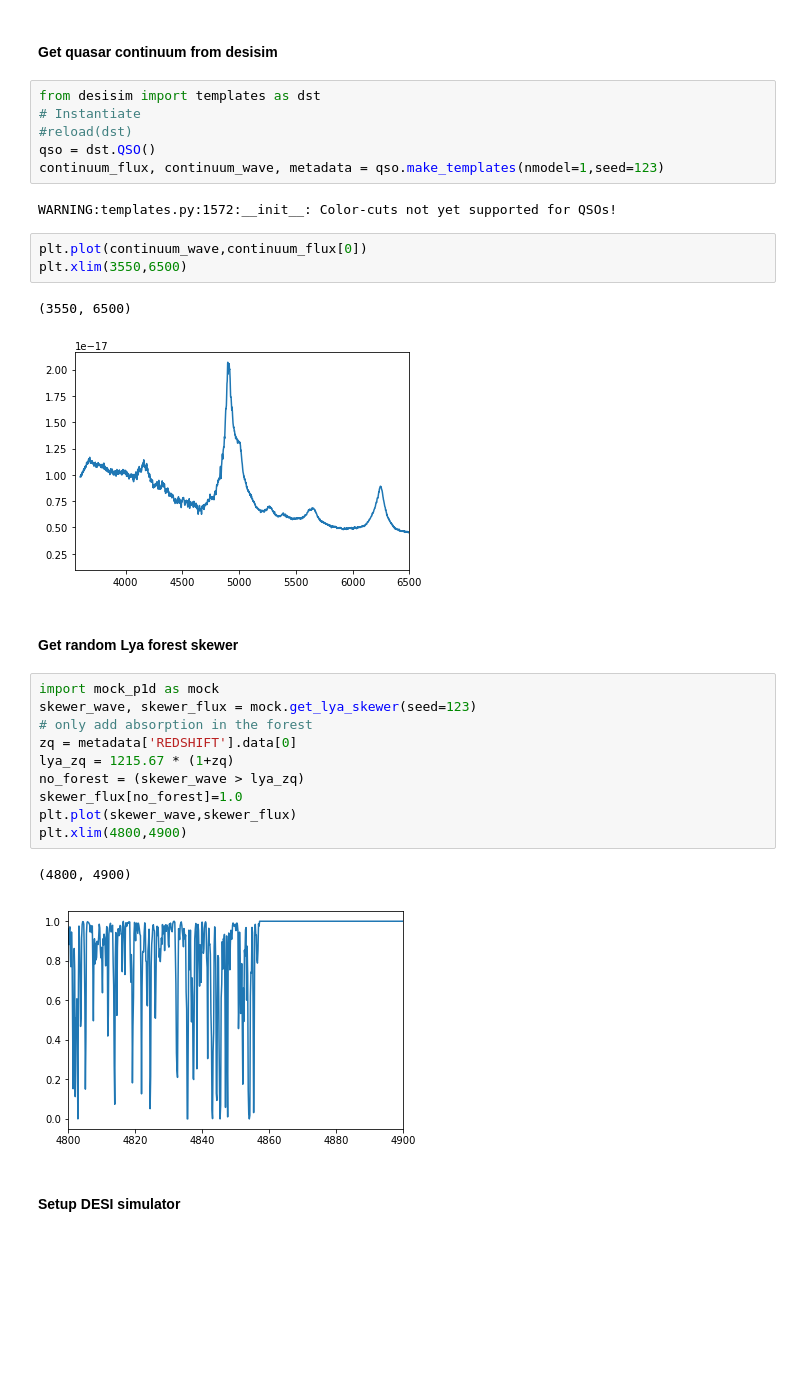
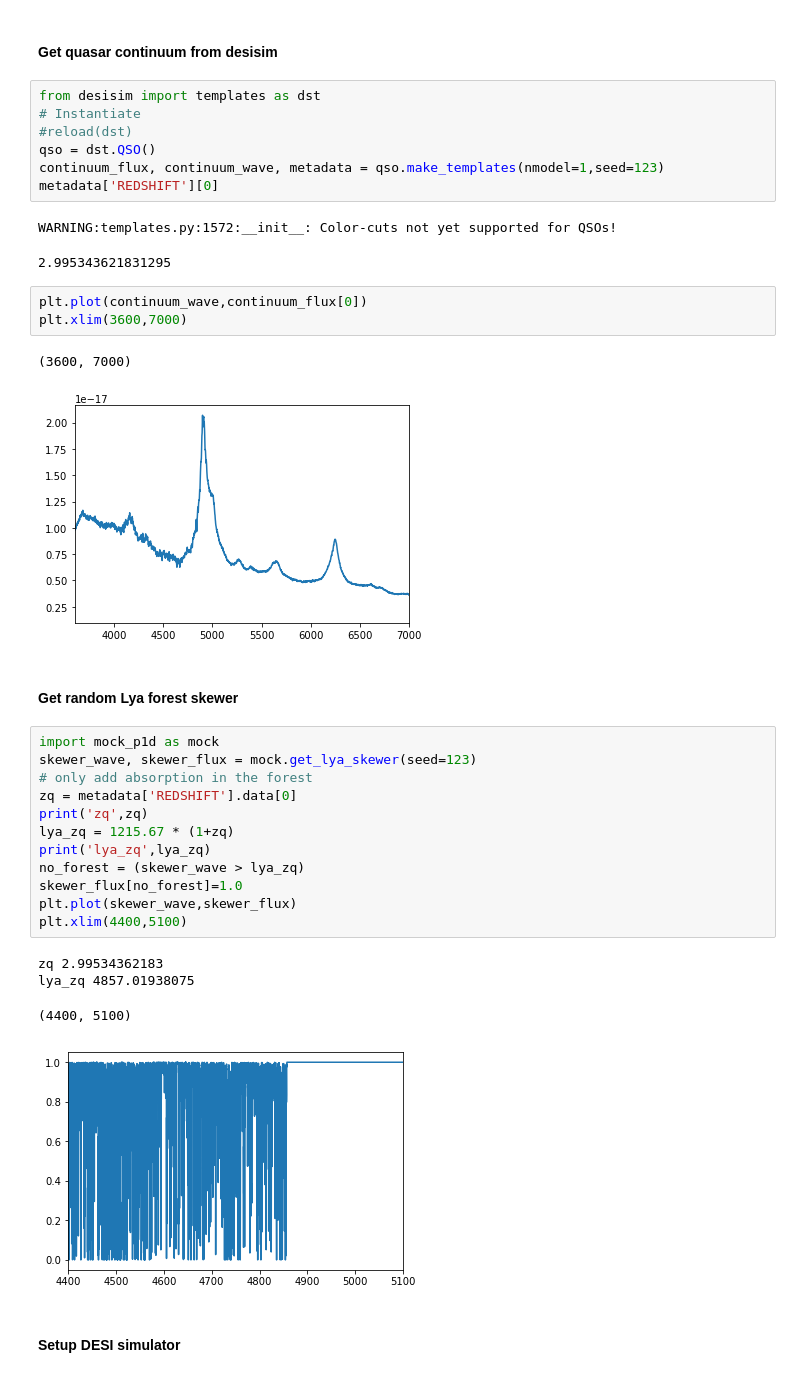
Before and after one commit to igmhub/LyaMockP1D, a Jupyter notebook: test_desi_mock.ipynb, the cells around one changed output. Cells and saved outputs as stored; diff of their text form; blank space fills up the shorter version.

Commit message:
more DESI plots for the telecon

```diff
--- a/test_desi_mock.ipynb
+++ b/test_desi_mock.ipynb
@@ -12,29 +12,35 @@ from desisim import templates as dst
 #reload(dst)
 qso = dst.QSO()
 continuum_flux, continuum_wave, metadata = qso.make_templates(nmodel=1,seed=123)
+metadata['REDSHIFT'][0]
 # %% [output]
 WARNING:templates.py:1572:__init__: Color-cuts not yet supported for QSOs!
+2.995343621831295
 # %%
 plt.plot(continuum_wave,continuum_flux[0])
-plt.xlim(3550,6500)
+plt.xlim(3600,7000)
 # %% [output]
-(3550, 6500)
+(3600, 7000)
-[figure, old version]
+[figure, new version]
 # %% [markdown]
 #### Get random Lya forest skewer
 # %%
 import mock_p1d as mock
 skewer_wave, skewer_flux = mock.get_lya_skewer(seed=123)
 # only add absorption in the forest
 zq = metadata['REDSHIFT'].data[0]
+print('zq',zq)
 lya_zq = 1215.67 * (1+zq)
+print('lya_zq',lya_zq)
 no_forest = (skewer_wave > lya_zq)
 skewer_flux[no_forest]=1.0
 plt.plot(skewer_wave,skewer_flux)
-plt.xlim(4800,4900)
+plt.xlim(4400,5100)
 # %% [output]
-(4800, 4900)
+zq 2.99534362183
+lya_zq 4857.01938075
+(4400, 5100)
-[figure, old version]
+[figure, new version]
 # %% [markdown]
 #### Setup DESI simulator
 # %%
```
Also changed, not shown: parts of 2 cells of this notebook.
